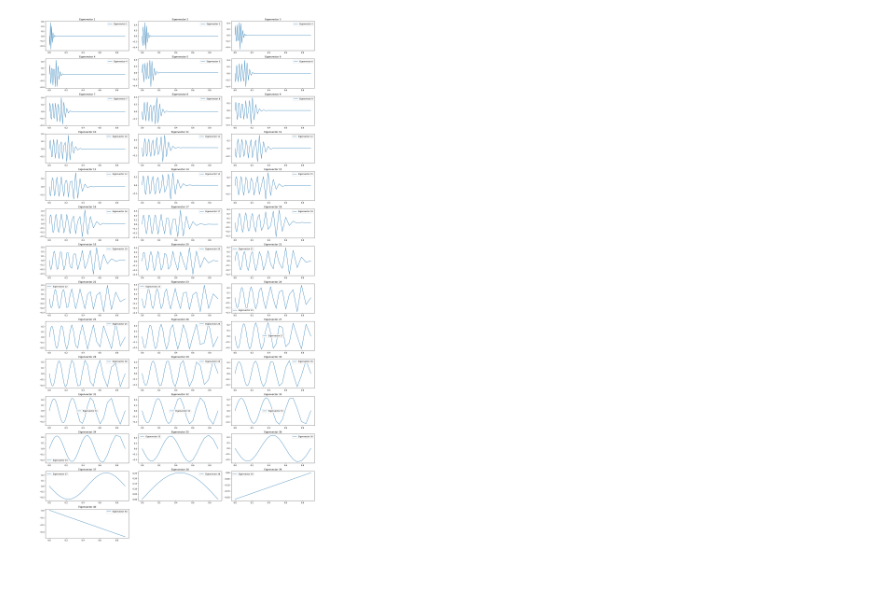
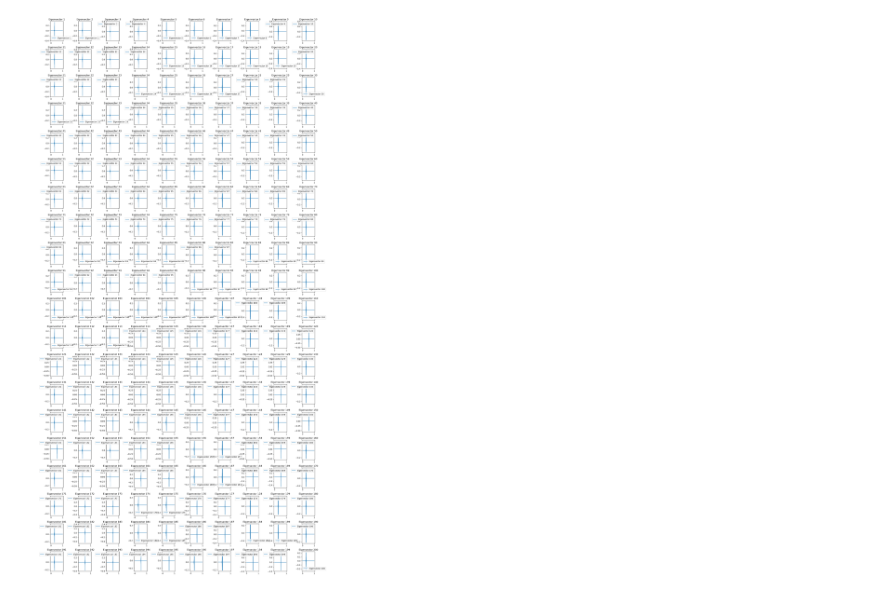
Before and after one commit to kvndhrty/RBF-FDax, a Jupyter notebook: notebooks/rbf_dev.ipynb, the cells around one changed output. Saved outputs shown, nothing was run; the diff lists cells and outputs as text; code cells hidden in the pictures.

```diff
--- a/notebooks/rbf_dev.ipynb
+++ b/notebooks/rbf_dev.ipynb
@@ -8,13 +8,27 @@ from scipy.spatial import KDTree
 
 from rbffd import *
 # %%
-N = 50
+N = 2048 + 1000
 # Set up the nodes and epsilon
 D = np.linspace(0, 1, N).reshape(-1, 1)  # 1D nodes in the interval [0, 1]
 
-epsilon = 500.0
+delete_these = np.random.choice(2600, 4, replace=False)
 
-A = setup_rbf_matrix(D, epsilon, rbf=gaussian_rbf)
+delete_these = np.sort(delete_these)[::-1]
+
+for i in delete_these:
+    D = np.delete(D, range(i,i+300), axis=0)
+
+
+
+plt.scatter(D, np.zeros_like(D), c='k', s=10)
+
+plt.show()
+
+
+epsilon = 3.0
+
+A = setup_rbf_matrix(D, epsilon, rbf=phs_rbf)
 
 plt.matshow(A)
 # %% [output]
@@ -22,14 +38,14 @@ NameError: name 'setup_rbf_matrix' is not defined
 # %%
 # Set up the nodes and epsilon
-N = 40  # Number of nodes
-X = (np.logspace(0, 1, N).reshape(-1, 1)  -1) /10 # 1D nodes in the interval [0, 1]
+#N = 40  # Number of nodes
+#X = (np.logspace(0, 1, N).reshape(-1, 1)  -1) /10 # 1D nodes in the interval [0, 1]
 
 epsilon = 3.0
 
-tree = KDTree(X)
+tree = KDTree(D)
 
 # Set up the differential operator (Laplacian in this case)
-L = laplacian_operator(X, epsilon, rbf=phs_rbf, tree=tree, stencil_size=9, pdeg=1)
+L = laplacian_operator(D, epsilon, rbf=phs_rbf, tree=tree, stencil_size=9, pdeg=1)
 
 # Compute the eigenvalues and eigenvectors
 eigenvalues, eigenvectors_non = la.eig(L)
@@ -61,22 +85,22 @@ eigenvalues, eigenvectors_non
 # %%
 import matplotlib.pyplot as plt
 
-fig, axs = plt.subplots(15, 3, figsize=(20, 40))
+fig, axs = plt.subplots(20, 10, figsize=(20, 40))
 
 for i, ax in enumerate(axs.flatten()):
 
     if i > N-1:
         ax.axis("off")
         continue
 
-    ax.plot(X, eigenvectors_non[:, i], label=f"Eigenvector {i+1}")
+    ax.plot(D, eigenvectors_non[:, i], label=f"Eigenvector {i+1}")
     ax.set_title(f"Eigenvector {i+1}")
     ax.legend()
 
 plt.tight_layout()
 plt.show()
 # %% [output]
-[figure, old version]
+[figure, new version]
 # %%
 # Set up the nodes and epsilon
 Y = np.linspace(0, 1, N).reshape(-1, 1)  # 1D nodes in the interval [0, 1]
```
Also changed, not shown: parts of 3 cells of this notebook, 5 other files.
